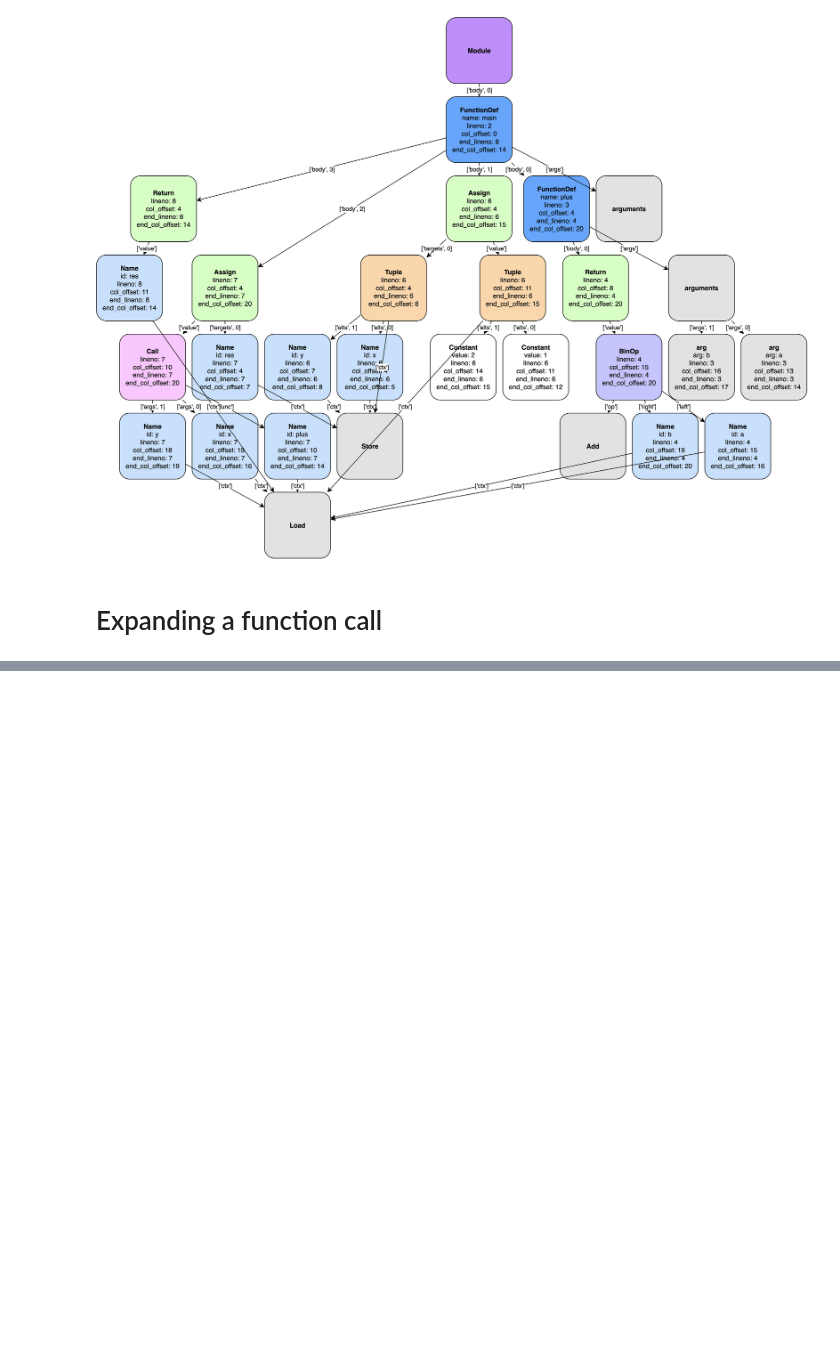
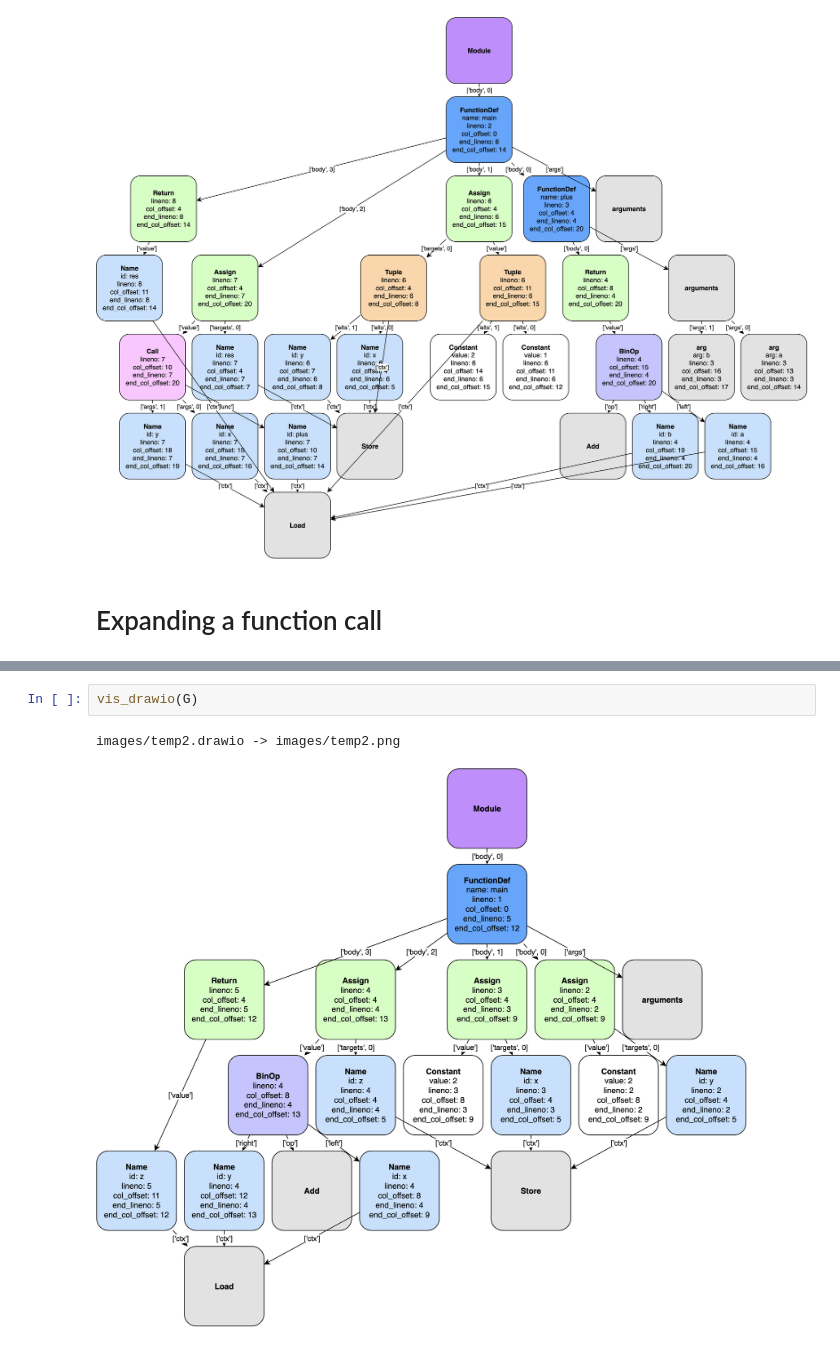
Before and after one commit to nastia-39/project-6390, a Jupyter notebook: notebook.ipynb, the cells around one changed output, grey strips where cells are left out. Saved outputs shown, nothing was run; the diff lists cells and outputs as text; blank space fills up the shorter version.

```diff
--- a/notebook.ipynb
+++ b/notebook.ipynb
@@ -111,0 +149,5 @@ tmp.drawio -> tmp.png
+# %%
+vis_drawio(G)
+# %% [output]
+images/temp2.drawio -> images/temp2.png
+[figure, added]
```
Also changed, not shown: parts of 13 cells of this notebook.
